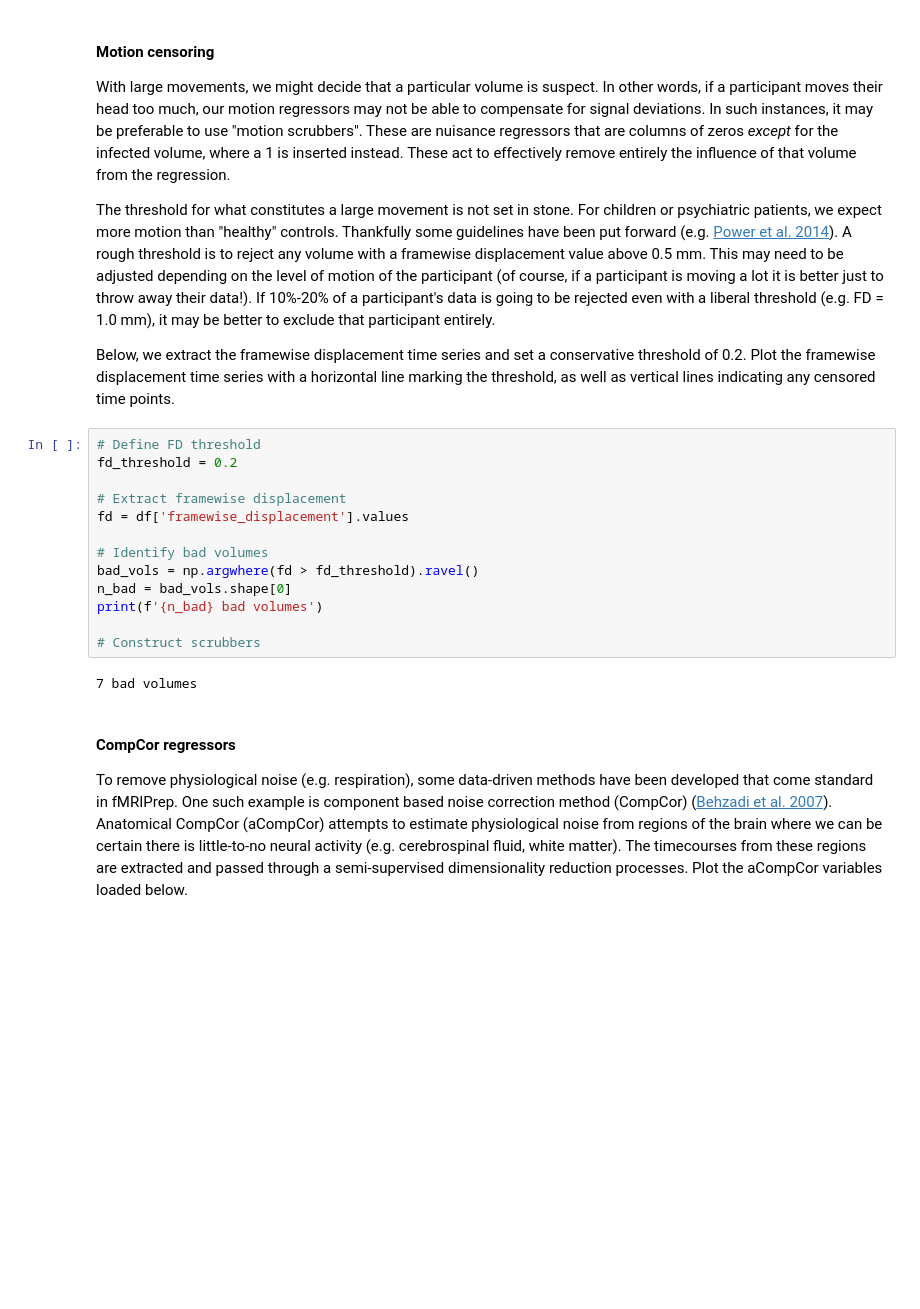
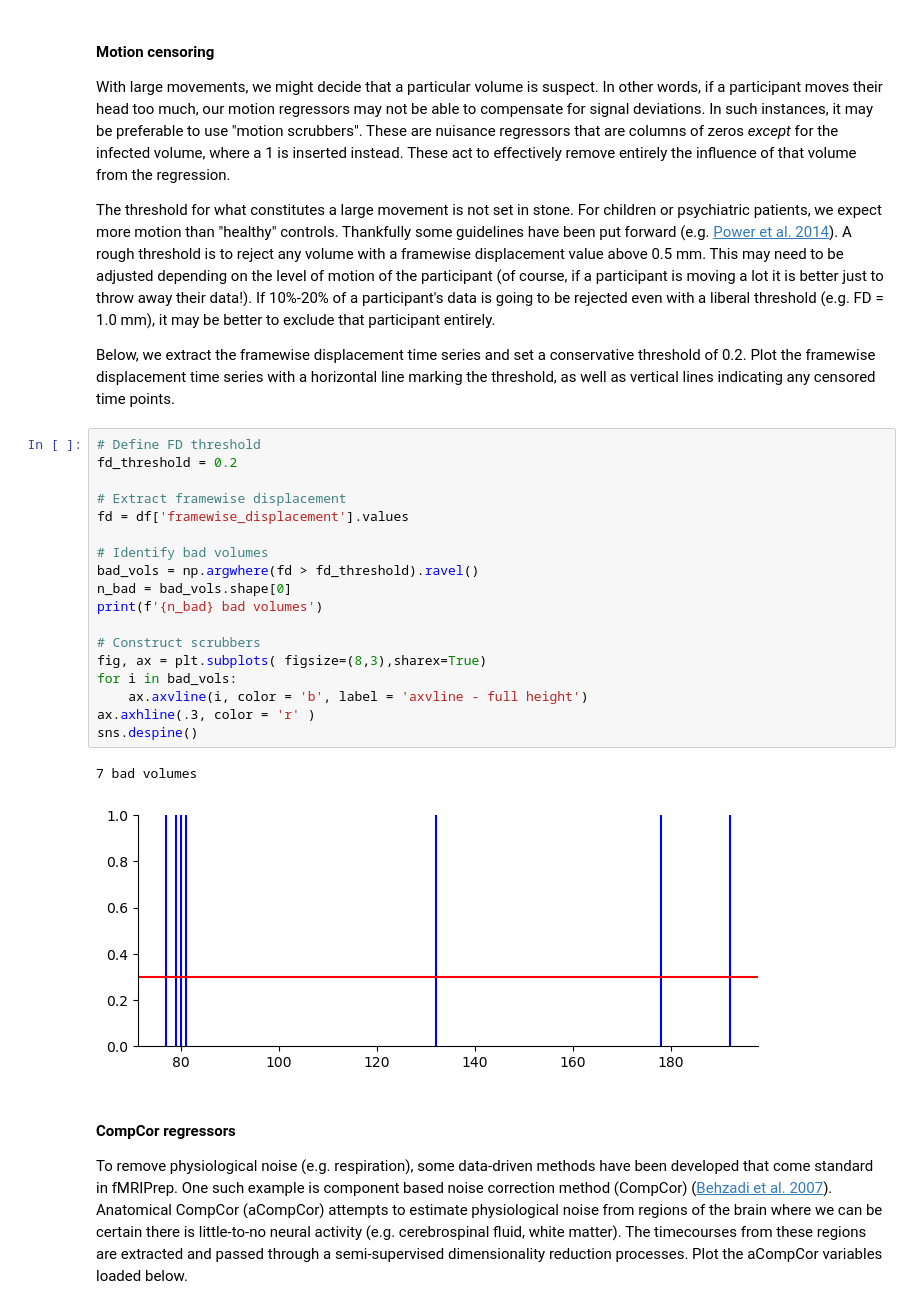
Before and after one commit to yunchang-z/neu502b-lab, a Jupyter notebook: fmri-03/fmri-03-preprocessing.ipynb, the cells around one changed output. Cells and saved outputs as stored; diff of their text form; blank space fills up the shorter version.

```diff
--- a/fmri-03/fmri-03-preprocessing.ipynb
+++ b/fmri-03/fmri-03-preprocessing.ipynb
@@ -75,18 +99,24 @@ Below, we extract the framewise displacement time series and set a conservative
 # %%
 # Define FD threshold
 fd_threshold = 0.2
 
 # Extract framewise displacement
 fd = df['framewise_displacement'].values
 
 # Identify bad volumes
 bad_vols = np.argwhere(fd > fd_threshold).ravel()
 n_bad = bad_vols.shape[0]
 print(f'{n_bad} bad volumes')
 
 # Construct scrubbers
+fig, ax = plt.subplots( figsize=(8,3),sharex=True)
+for i in bad_vols:
+    ax.axvline(i, color = 'b', label = 'axvline - full height')
+ax.axhline(.3, color = 'r' )
+sns.despine()
 # %% [output]
 7 bad volumes
+[figure, added]
 # %% [markdown]
 #### CompCor regressors
 
```
Also changed, not shown: parts of 4 cells of this notebook.
